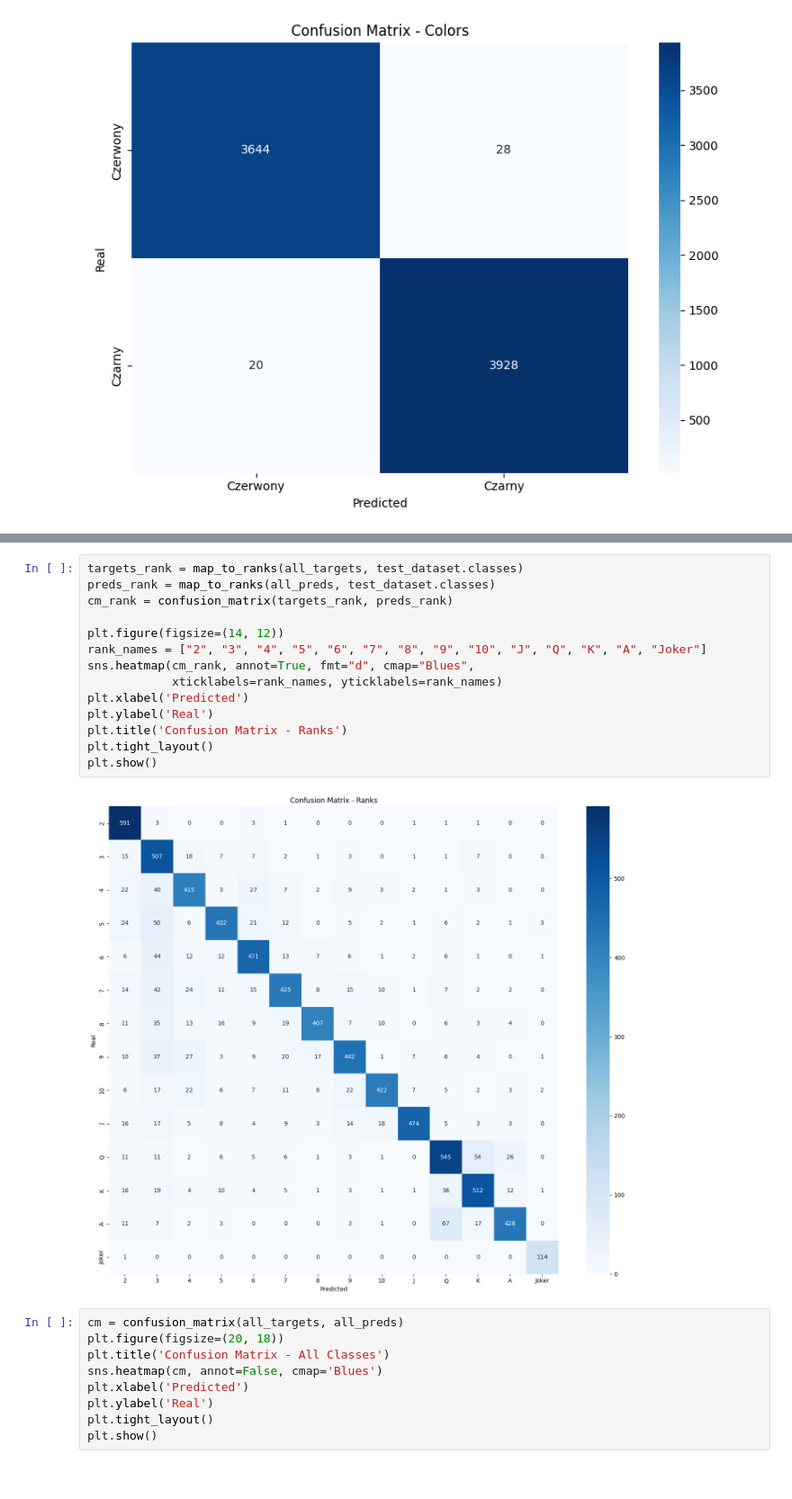
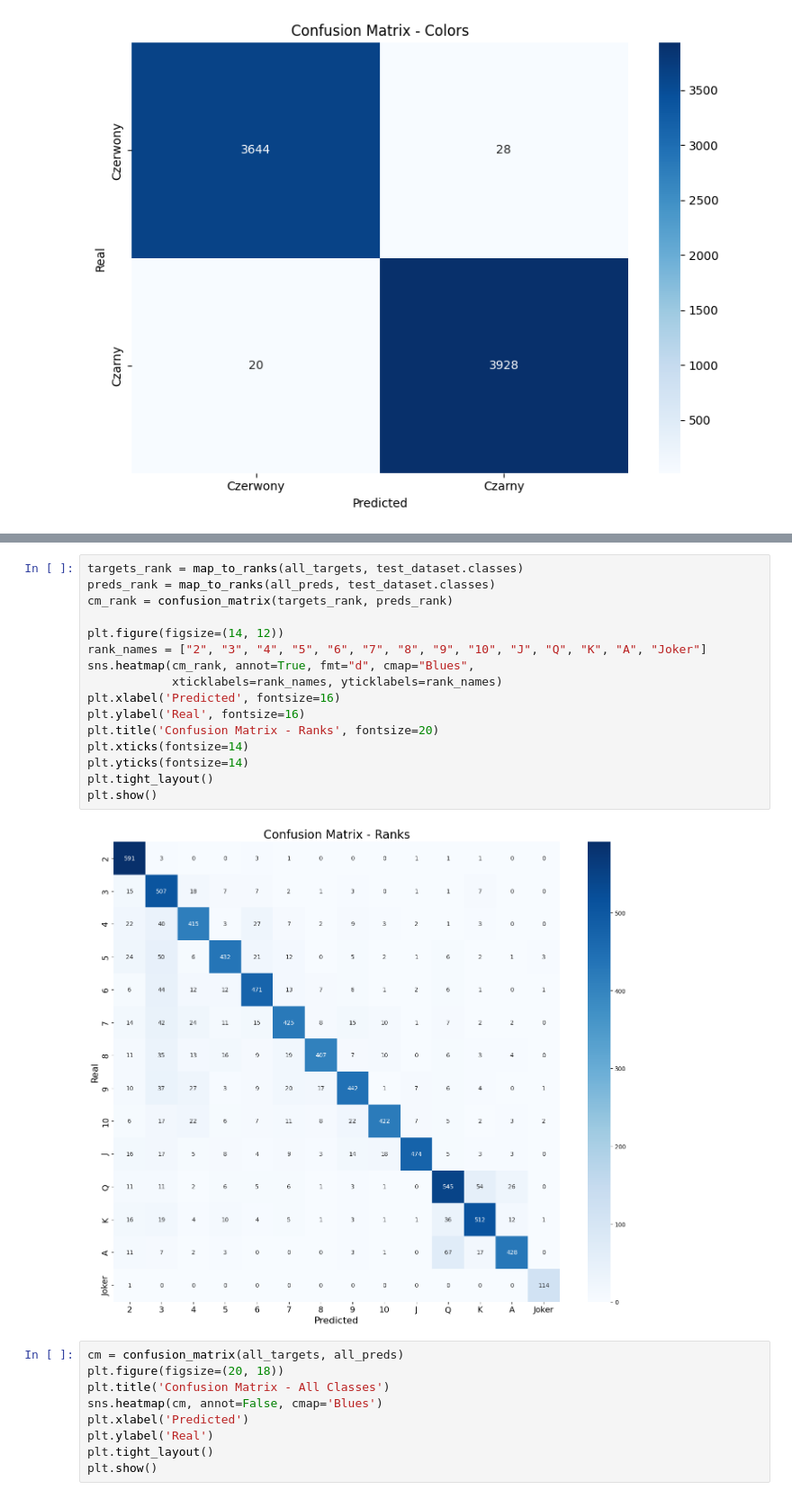
Before and after one commit to Jaromek/playingCardRecognition, a Jupyter notebook: modelTesting.ipynb, the cells around one changed output, grey strips where cells are left out. Shown: that part at 90% size. Drawn from its saved outputs; the diff is of its cells as text.

```diff
--- a/modelTesting.ipynb
+++ b/modelTesting.ipynb
@@ -146,19 +148,21 @@ plt.show()
 # %%
 targets_rank = map_to_ranks(all_targets, test_dataset.classes)
 preds_rank = map_to_ranks(all_preds, test_dataset.classes)
 cm_rank = confusion_matrix(targets_rank, preds_rank)
 
 plt.figure(figsize=(14, 12))
 rank_names = ["2", "3", "4", "5", "6", "7", "8", "9", "10", "J", "Q", "K", "A", "Joker"]
 sns.heatmap(cm_rank, annot=True, fmt="d", cmap="Blues",
             xticklabels=rank_names, yticklabels=rank_names)
-plt.xlabel('Predicted')
-plt.ylabel('Real')
-plt.title('Confusion Matrix - Ranks')
+plt.xlabel('Predicted', fontsize=16)
+plt.ylabel('Real', fontsize=16)
+plt.title('Confusion Matrix - Ranks', fontsize=20)
+plt.xticks(fontsize=14)
+plt.yticks(fontsize=14)
 plt.tight_layout()
 plt.show()
 # %% [output]
-[figure, old version]
+[figure, new version]
 # %%
 cm = confusion_matrix(all_targets, all_preds)
 plt.figure(figsize=(20, 18))
```
Also changed, not shown: parts of 2 cells of this notebook, 2 other files.
